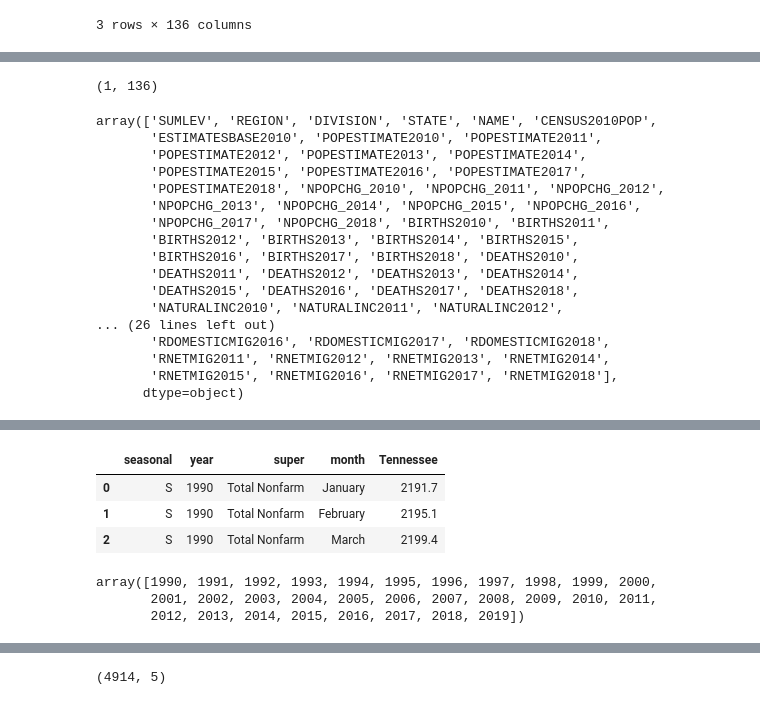
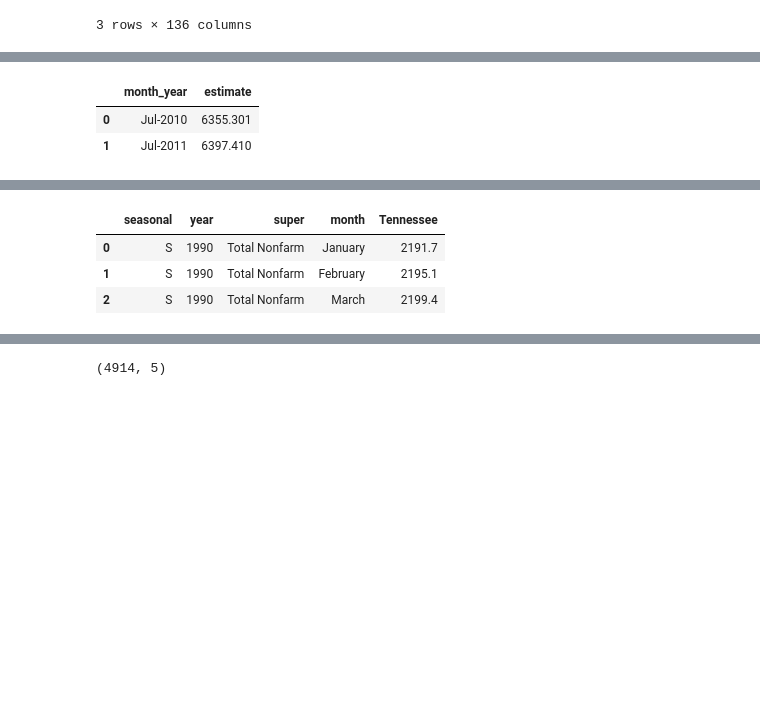
Before and after one commit to nashville-data-nerds/think_tennessee, a Jupyter notebook: notebooks/jobs_vs_population.ipynb, the cells around one changed output, grey strips where cells are left out. Cells and saved outputs as stored; diff of their text form; code cells hidden in the pictures; blank space fills up the shorter version.

```diff
--- a/notebooks/jobs_vs_population.ipynb
+++ b/notebooks/jobs_vs_population.ipynb
@@ -32,29 +16,5 @@ array(['United States', 'Northeast Region', 'Midwest Region',
 # %%
 pop_est_tn = pop_est.loc[pop_est.NAME == 'Tennessee']
-# %%
-pop_est_tn.shape
-# %% [output]
-(1, 136)
-# %%
-pop_est_tn.columns.values
-# %% [output]
-array(['SUMLEV', 'REGION', 'DIVISION', 'STATE', 'NAME', 'CENSUS2010POP',
-       'ESTIMATESBASE2010', 'POPESTIMATE2010', 'POPESTIMATE2011',
-       'POPESTIMATE2012', 'POPESTIMATE2013', 'POPESTIMATE2014',
-       'POPESTIMATE2015', 'POPESTIMATE2016', 'POPESTIMATE2017',
-       'POPESTIMATE2018', 'NPOPCHG_2010', 'NPOPCHG_2011', 'NPOPCHG_2012',
-       'NPOPCHG_2013', 'NPOPCHG_2014', 'NPOPCHG_2015', 'NPOPCHG_2016',
-       'NPOPCHG_2017', 'NPOPCHG_2018', 'BIRTHS2010', 'BIRTHS2011',
-       'BIRTHS2012', 'BIRTHS2013', 'BIRTHS2014', 'BIRTHS2015',
-       'BIRTHS2016', 'BIRTHS2017', 'BIRTHS2018', 'DEATHS2010',
-       'DEATHS2011', 'DEATHS2012', 'DEATHS2013', 'DEATHS2014',
-       'DEATHS2015', 'DEATHS2016', 'DEATHS2017', 'DEATHS2018',
-       'NATURALINC2010', 'NATURALINC2011', 'NATURALINC2012',
-... (26 lines left out)
-       'RDOMESTICMIG2016', 'RDOMESTICMIG2017', 'RDOMESTICMIG2018',
-       'RNETMIG2011', 'RNETMIG2012', 'RNETMIG2013', 'RNETMIG2014',
-       'RNETMIG2015', 'RNETMIG2016', 'RNETMIG2017', 'RNETMIG2018'],
-      dtype=object)
 # %%
 pop_est_tn = pop_est_tn[['POPESTIMATE2010', 'POPESTIMATE2011', 'POPESTIMATE2012',
                         'POPESTIMATE2013', 'POPESTIMATE2014', 'POPESTIMATE2015',
@@ -66,3 +29,11 @@ pop_est_tn
+# %%
+melted_tn_pop.month_year = 'Jul-' + melted_tn_pop.month_year.str[11:]
+melted_tn_pop.estimate = melted_tn_pop.estimate/1000
+melted_tn_pop.head(2)
+# %% [output]
+|  | month_year | estimate |
+| 0 | Jul-2010 | 6355.301 |
+| 1 | Jul-2011 | 6397.410 |
 # %%
 jobs = pd.read_excel('data/SWXX 2019--jobs.xlsm', 'Jobs', na_values = '*')
 jobs.head(3)
@@ -80,9 +51,3 @@ tn_jobs.head(3)
 | 0 | S | 1990 | Total Nonfarm | January | 2191.7 |
 | 1 | S | 1990 | Total Nonfarm | February | 2195.1 |
 | 2 | S | 1990 | Total Nonfarm | March | 2199.4 |
-# %%
-tn_jobs.year.unique()
-# %% [output]
-array([1990, 1991, 1992, 1993, 1994, 1995, 1996, 1997, 1998, 1999, 2000,
-       2001, 2002, 2003, 2004, 2005, 2006, 2007, 2008, 2009, 2010, 2011,
-       2012, 2013, 2014, 2015, 2016, 2017, 2018, 2019])
```
Also changed, not shown: parts of 7 cells of this notebook, 2 other files.
